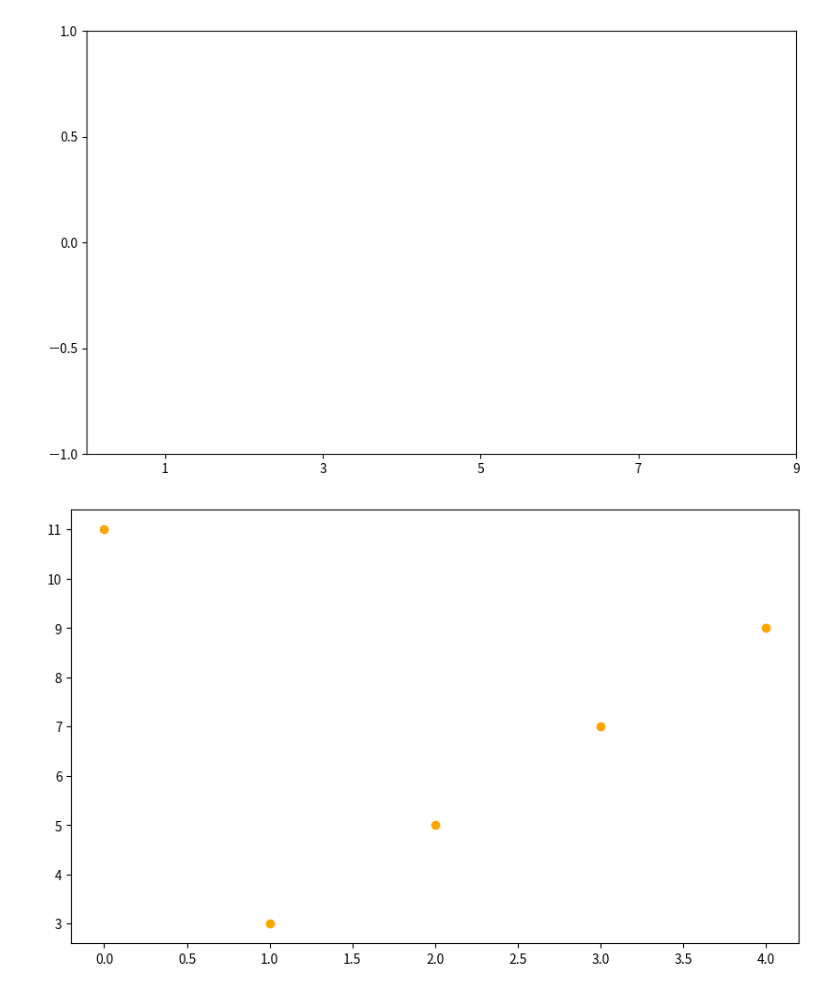
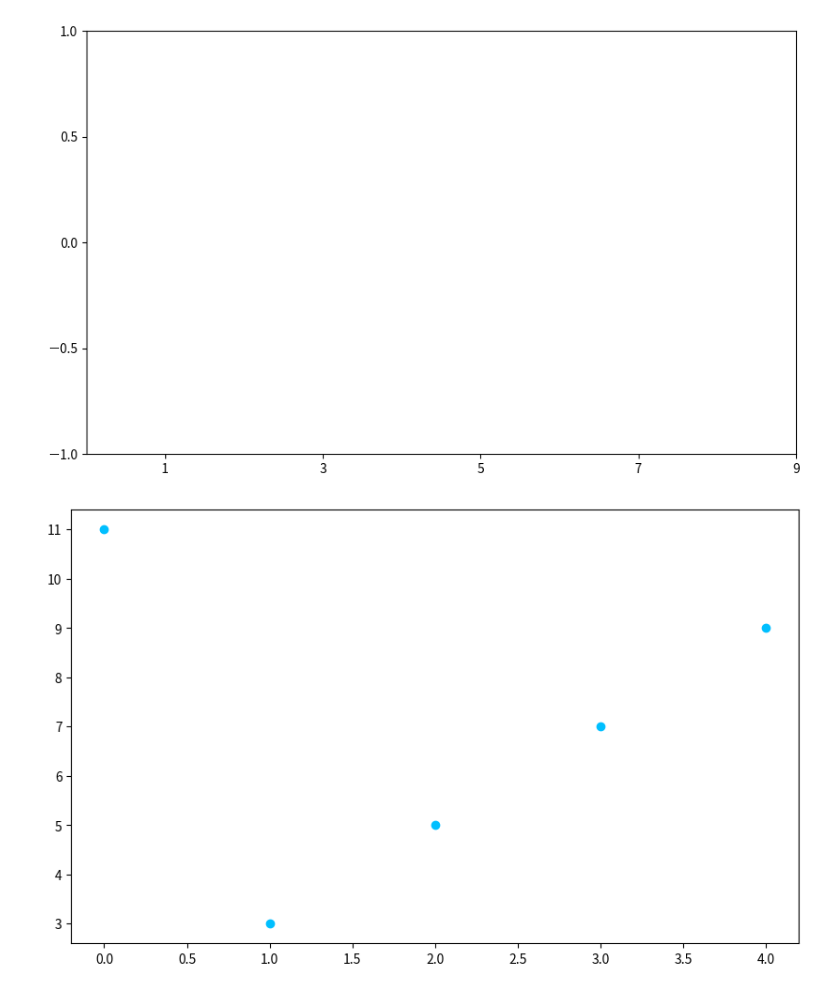
Before and after one commit to MokoJiang/python_analysis, a Jupyter notebook: lesson7_3.ipynb, the cells around one changed output. Saved outputs shown, nothing was run; the diff lists cells and outputs as text; code cells hidden in the pictures.

```diff
--- a/lesson7_3.ipynb
+++ b/lesson7_3.ipynb
@@ -20,10 +20,10 @@ plt.show()
 # %%
 figure = plt.figure(figsize=(10,6))
 axes = figure.add_subplot(1,1,1)
-axes.plot([11, 3, 5, 7, 9],marker='o',color='orange', linestyle='')
+axes.plot([11, 3, 5, 7, 9],marker='o',color='deepskyblue', linestyle='')
 plt.show()
 # %% [output]
-[figure, old version]
+[figure, new version]
 # %%
 figure = plt.figure(figsize=(10,6))
 ax1 = figure.add_subplot(2,1,1)
```
Also changed, not shown: parts of 4 cells of this notebook.
